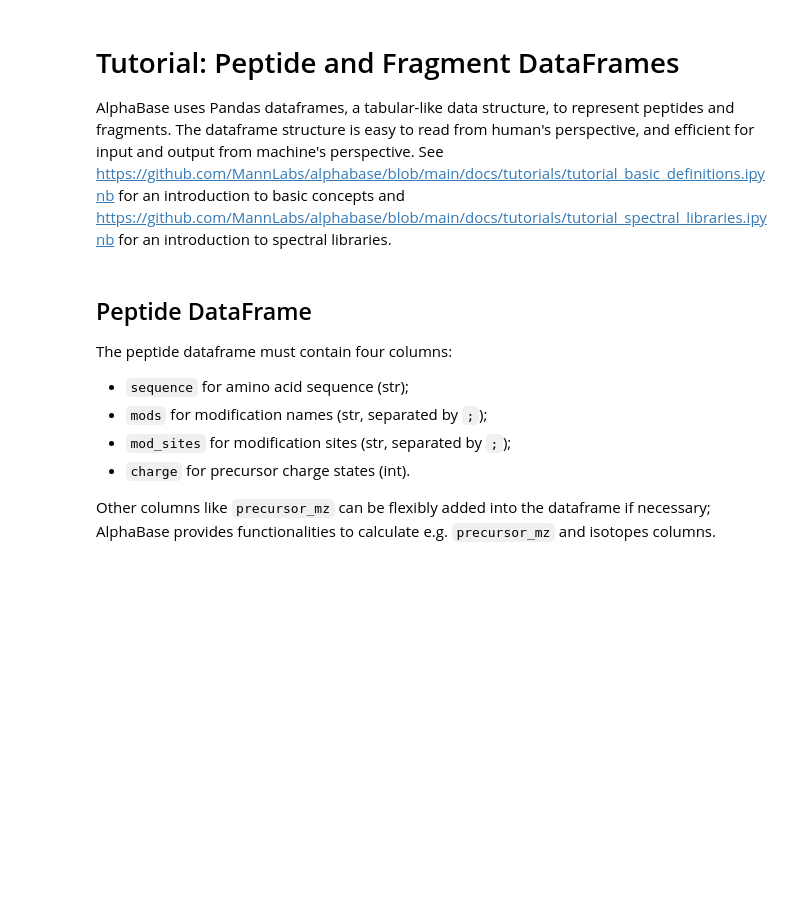
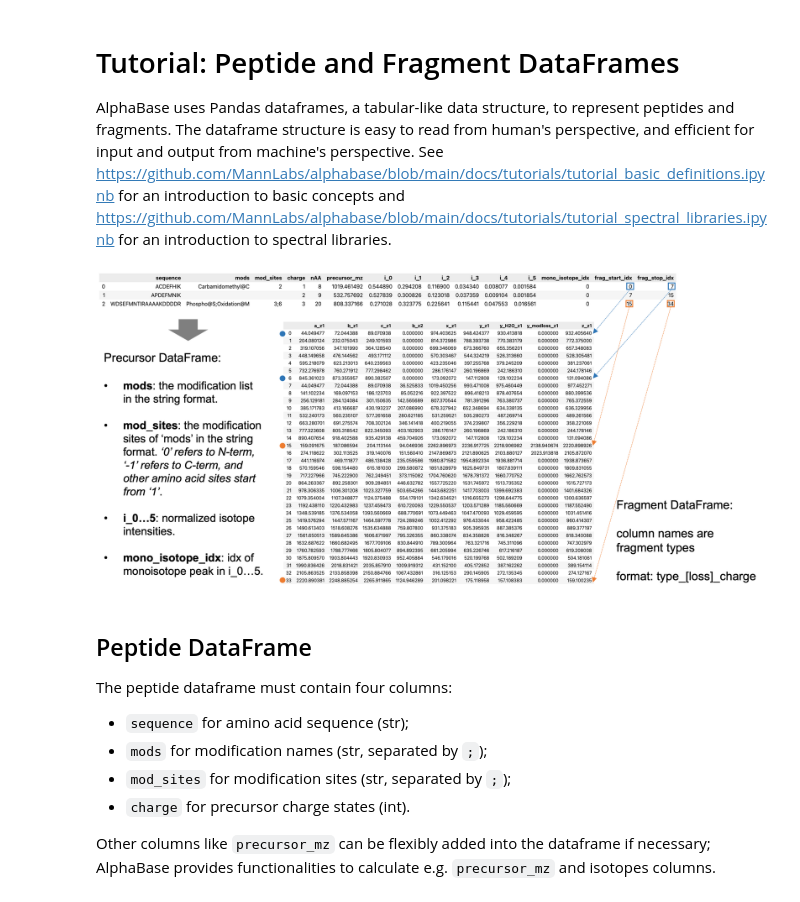
Before and after one commit to MannLabs/alphabase, a Jupyter notebook: docs/tutorials/tutorial_dataframe_structures.ipynb, the cells around one changed output. Cells and saved outputs as stored; diff of their text form; code cells hidden in the pictures; blank space fills up the shorter version.

```diff
--- a/docs/tutorials/tutorial_dataframe_structures.ipynb
+++ b/docs/tutorials/tutorial_dataframe_structures.ipynb
@@ -4,6 +4,11 @@
 AlphaBase uses Pandas dataframes, a tabular-like data structure, to represent peptides and fragments. The dataframe structure is easy to read from human's perspective, and efficient for input and output from machine's perspective.
 See https://github.com/MannLabs/alphabase/blob/main/docs/tutorials/tutorial_basic_definitions.ipynb for an introduction to basic concepts and
 https://github.com/MannLabs/alphabase/blob/main/docs/tutorials/tutorial_spectral_libraries.ipynb for an introduction to spectral libraries.
+# %%
+from IPython.display import Image
+Image(filename='peptide-fragment-dataframe.png')
+# %% [output]
+[figure, added]
 # %% [markdown]
 ## Peptide DataFrame
 
```
